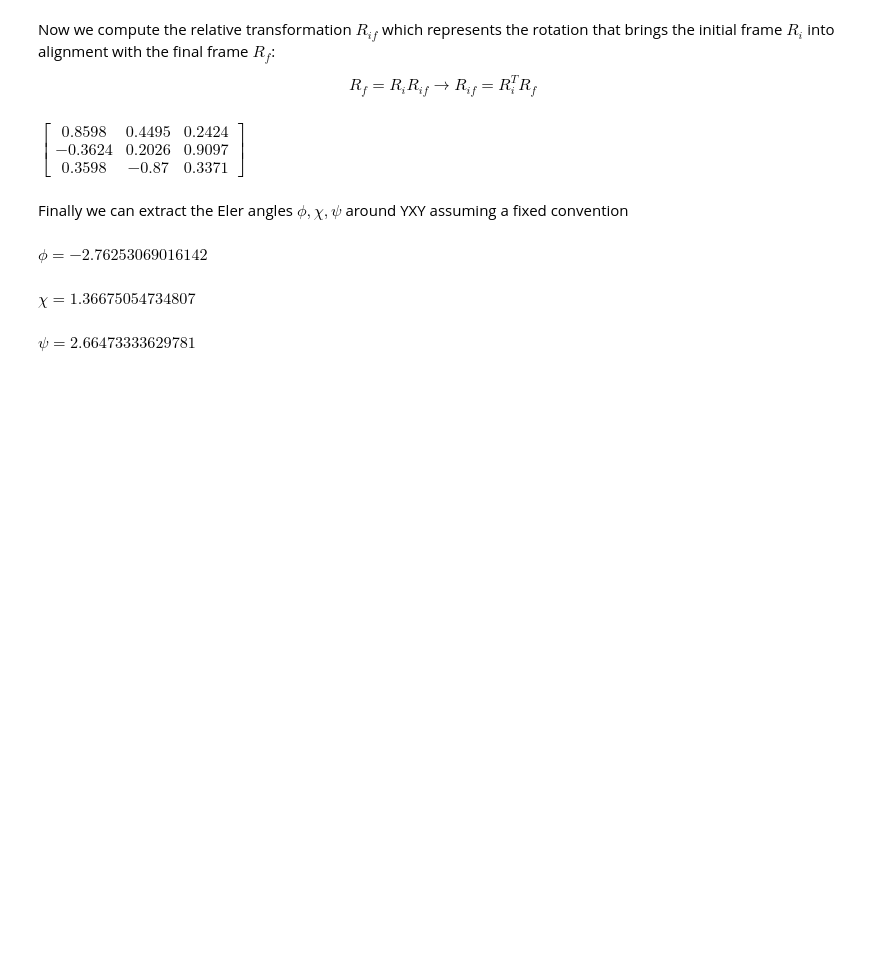
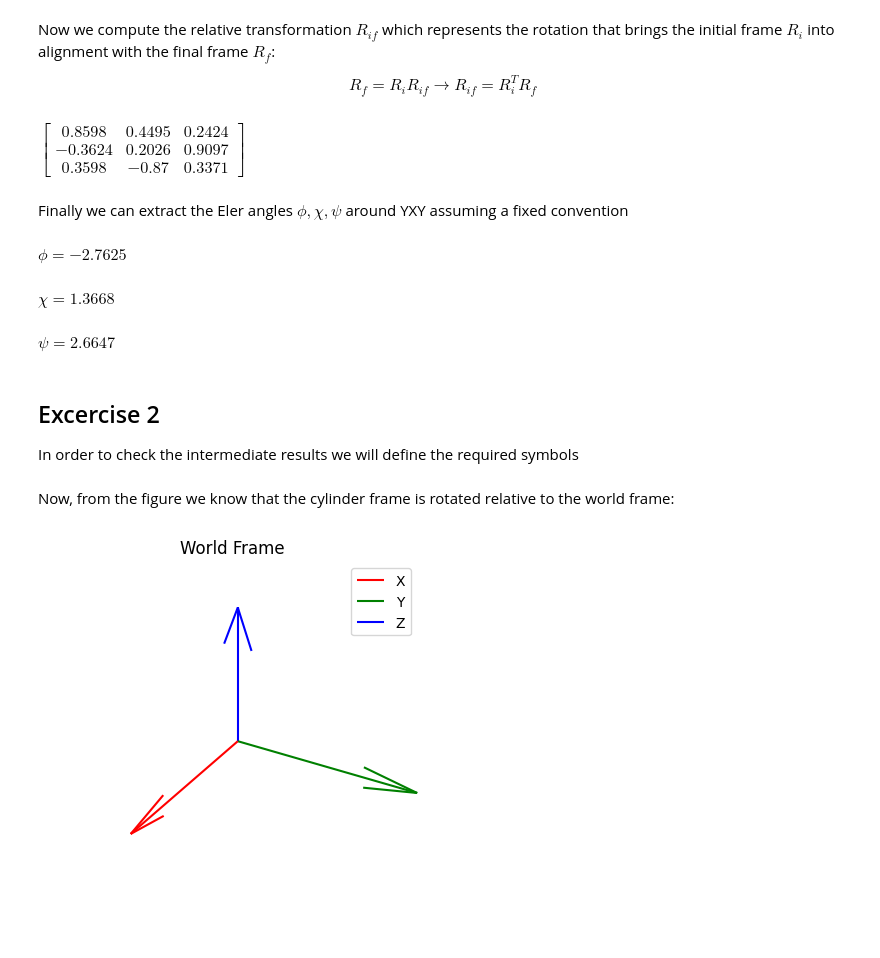
Before and after one commit to Haislich/robotic, a Jupyter notebook: exams/midterm_22-11-2024.ipynb, the cells around one changed output. Cells and saved outputs as stored; diff of their text form; code cells hidden in the pictures; blank space fills up the shorter version.

Commit message:
Started working on excercise 4

```diff
--- a/exams/midterm_22-11-2024.ipynb
+++ b/exams/midterm_22-11-2024.ipynb
@@ -67,10 +67,14 @@ $\displaystyle \left[\begin{matrix}0.8598 & 0.4495 & 0.2424\\-0.3624 & 0.2026 &
 Finally we can extract the Eler angles $\phi, \chi, \psi$ around YXY assuming a fixed convention
 # %%
 (phi, chi, psi), _, _ = r_trans.to_euler(EulerSequence.YXY, EulerOrder.FIXED)
-display(Math(rf"\phi = {phi.evalf()}"))
-display(Math(rf"\chi = {chi.evalf()}"))
-display(Math(rf"\psi = {psi.evalf()}"))
+display(Math(rf"\phi = {phi.evalf(): .4f}"))  # type: ignore
+display(Math(rf"\chi = {chi.evalf(): .4f}"))  # type: ignore
+display(Math(rf"\psi = {psi.evalf(): .4f}"))  # type: ignore
 # %% [output]
-$\displaystyle \phi = -2.76253069016142$
+$\displaystyle \phi = -2.7625$
-$\displaystyle \chi = 1.36675054734807$
+$\displaystyle \chi =  1.3668$
-$\displaystyle \psi = 2.66473333629781$
+$\displaystyle \psi =  2.6647$
+# %% [markdown]
+## Excercise 2
+
+In order to check the intermediate results we will define the required symbols
@@ -76,0 +83,15 @@ $\displaystyle \psi = 2.66473333629781$
+# %% [markdown]
+Now, from the figure we know that the cylinder frame is rotated relative to the world frame:
+# %%
+basis = Rotation(
+    sympy.Matrix(
+        [
+            [0, 1, 0],
+            [-1, 0, 0],
+            [0, 0, 1],
+        ]
+    )
+)
+world_frame_rotation = draw_frame(basis=basis, label="World Frame")
+# %% [output]
+[figure, added]
```
Also changed, not shown: parts of 39 cells of this notebook, 4 other files.
